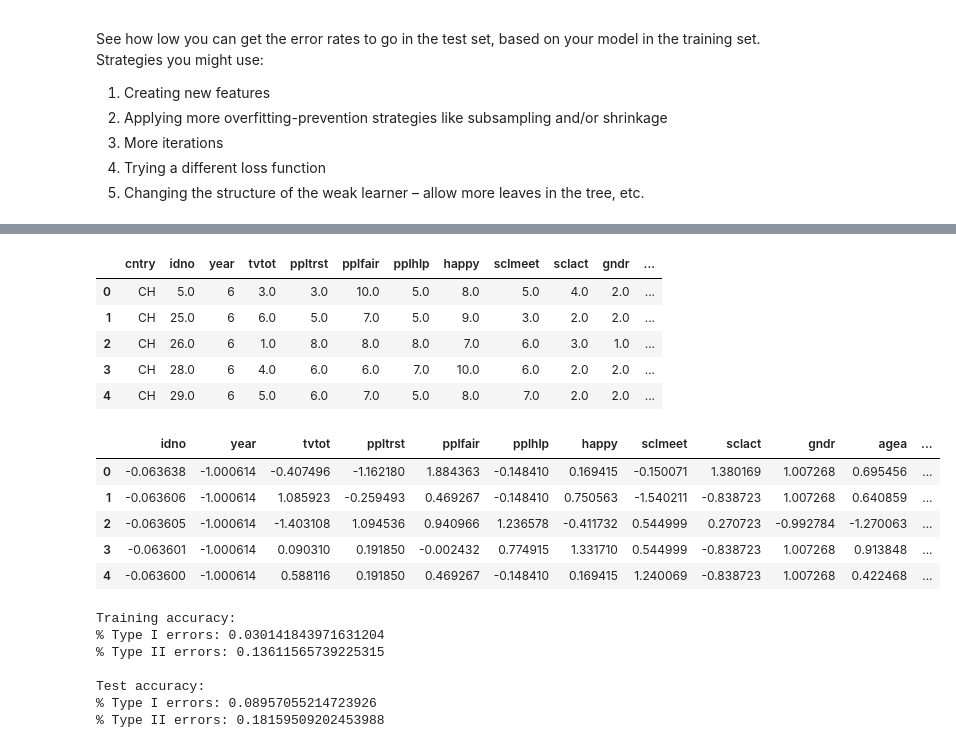
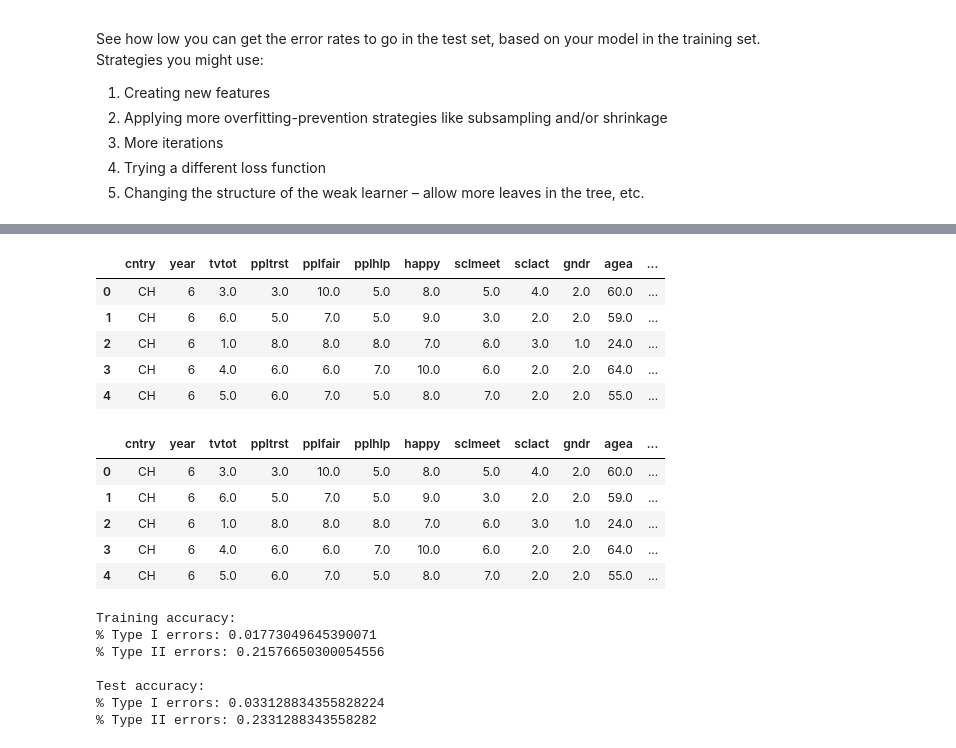
Before and after one commit to esthersweon/thinkful, a Jupyter notebook: main/unit_3/lesson_5_project_3.ipynb, the cells around one changed output, grey strips where cells are left out. Cells and saved outputs as stored; diff of their text form; code cells hidden in the pictures.

```diff
--- a/main/unit_3/lesson_5_project_3.ipynb
+++ b/main/unit_3/lesson_5_project_3.ipynb
@@ -123,0 +115,3 @@ df.head()
+# %%
+new_df = df.copy()
+new_df.head()
@@ -160,18 +205,18 @@ partner – outliers: [1.0, 2.0] , mean: 1.3846814778446053 , median: 1.0
 # %%
 # Define outcome ('partner' – boolean) and predictors
-y = df['partner'] - 1
-X = df.loc[:, ~df.columns.isin(['partner', 'cntry', 'idno'])]
+y = new_df['partner'] - 1
+X = new_df.loc[:, ~new_df.columns.isin(['partner', 'cntry', 'idno'])]
 
 # Make 'country' into dummies.
-X = pd.concat([X, pd.get_dummies(df['cntry'])], axis=1)
+X = pd.concat([X, pd.get_dummies(new_df['cntry'])], axis=1)
 
 # STRATEGY #1: ADD MORE FEATURES
 # df['agea > med'] = [1 if x else 0 for x in df['agea'] > df['agea'].median()]
 # df['happy > med'] = [1 if x else 0 for x in df['happy'] > df['happy'].median()]
 # df['ppltrst > med'] = [1 if x else 0 for x in df['ppltrst'] > df['ppltrst'].median()]
-df['scndnvn'] = [1 if x in ['DK', 'NO', 'SE', 'FI'] else 0 for x in df['cntry']]
-df['ppl'] = (df['ppltrst'] + df['pplfair'] + df['pplhlp']) / 3
-df['scl'] = (df['sclmeet'] + df['sclact']) / 2
+new_df['scndnvn'] = [1 if x in ['DK', 'NO', 'SE', 'FI'] else 0 for x in new_df['cntry']]
+new_df['ppl'] = (new_df['ppltrst'] + new_df['pplfair'] + new_df['pplhlp']) / 3
+new_df['scl'] = (new_df['sclmeet'] + new_df['sclact']) / 2
 
 # Create training and test sets.
 offset = int(X.shape[0] * 0.9)
@@ -182,39 +227,56 @@ X_train, y_train = X[:offset], y[:offset]
 # 10% is test
 X_test, y_test = X[offset:], y[offset:]
 
-df.head()
+new_df.head()
 # %% [output]
-|  | cntry | idno | year | tvtot | ppltrst | pplfair | pplhlp | happy | sclmeet | sclact | gndr | ... |
-| 0 | CH | 5.0 | 6 | 3.0 | 3.0 | 10.0 | 5.0 | 8.0 | 5.0 | 4.0 | 2.0 | ... |
-| 1 | CH | 25.0 | 6 | 6.0 | 5.0 | 7.0 | 5.0 | 9.0 | 3.0 | 2.0 | 2.0 | ... |
-| 2 | CH | 26.0 | 6 | 1.0 | 8.0 | 8.0 | 8.0 | 7.0 | 6.0 | 3.0 | 1.0 | ... |
-| 3 | CH | 28.0 | 6 | 4.0 | 6.0 | 6.0 | 7.0 | 10.0 | 6.0 | 2.0 | 2.0 | ... |
-| 4 | CH | 29.0 | 6 | 5.0 | 6.0 | 7.0 | 5.0 | 8.0 | 7.0 | 2.0 | 2.0 | ... |
+|  | cntry | year | tvtot | ppltrst | pplfair | pplhlp | happy | sclmeet | sclact | gndr | agea | ... |
+| 0 | CH | 6 | 3.0 | 3.0 | 10.0 | 5.0 | 8.0 | 5.0 | 4.0 | 2.0 | 60.0 | ... |
+| 1 | CH | 6 | 6.0 | 5.0 | 7.0 | 5.0 | 9.0 | 3.0 | 2.0 | 2.0 | 59.0 | ... |
+| 2 | CH | 6 | 1.0 | 8.0 | 8.0 | 8.0 | 7.0 | 6.0 | 3.0 | 1.0 | 24.0 | ... |
+| 3 | CH | 6 | 4.0 | 6.0 | 6.0 | 7.0 | 10.0 | 6.0 | 2.0 | 2.0 | 64.0 | ... |
+| 4 | CH | 6 | 5.0 | 6.0 | 7.0 | 5.0 | 8.0 | 7.0 | 2.0 | 2.0 | 55.0 | ... |
 # %%
 from sklearn import preprocessing
 
-all_countries = df['cntry']
-names = list(df.columns)
+all_countries = new_df['cntry']
+names = list(new_df.columns)
 names.remove('cntry')
-df = pd.DataFrame(preprocessing.scale(df[names]), columns=names)
-df['cntry'] = all_countries
+df = pd.DataFrame(preprocessing.normalize(new_df[names]), columns=names)
+new_df['cntry'] = all_countries
 
-df.head()
+new_df.head()
 # %% [output]
-|  | idno | year | tvtot | ppltrst | pplfair | pplhlp | happy | sclmeet | sclact | gndr | agea | ... |
-| 0 | -0.063638 | -1.000614 | -0.407496 | -1.162180 | 1.884363 | -0.148410 | 0.169415 | -0.150071 | 1.380169 | 1.007268 | 0.695456 | ... |
-| 1 | -0.063606 | -1.000614 | 1.085923 | -0.259493 | 0.469267 | -0.148410 | 0.750563 | -1.540211 | -0.838723 | 1.007268 | 0.640859 | ... |
-| 2 | -0.063605 | -1.000614 | -1.403108 | 1.094536 | 0.940966 | 1.236578 | -0.411732 | 0.544999 | 0.270723 | -0.992784 | -1.270063 | ... |
-| 3 | -0.063601 | -1.000614 | 0.090310 | 0.191850 | -0.002432 | 0.774915 | 1.331710 | 0.544999 | -0.838723 | 1.007268 | 0.913848 | ... |
-| 4 | -0.063600 | -1.000614 | 0.588116 | 0.191850 | 0.469267 | -0.148410 | 0.169415 | 1.240069 | -0.838723 | 1.007268 | 0.422468 | ... |
+|  | cntry | year | tvtot | ppltrst | pplfair | pplhlp | happy | sclmeet | sclact | gndr | agea | ... |
+| 0 | CH | 6 | 3.0 | 3.0 | 10.0 | 5.0 | 8.0 | 5.0 | 4.0 | 2.0 | 60.0 | ... |
+| 1 | CH | 6 | 6.0 | 5.0 | 7.0 | 5.0 | 9.0 | 3.0 | 2.0 | 2.0 | 59.0 | ... |
+| 2 | CH | 6 | 1.0 | 8.0 | 8.0 | 8.0 | 7.0 | 6.0 | 3.0 | 1.0 | 24.0 | ... |
+| 3 | CH | 6 | 4.0 | 6.0 | 6.0 | 7.0 | 10.0 | 6.0 | 2.0 | 2.0 | 64.0 | ... |
+| 4 | CH | 6 | 5.0 | 6.0 | 7.0 | 5.0 | 8.0 | 7.0 | 2.0 | 2.0 | 55.0 | ... |
 # %%
+from sklearn.model_selection import GridSearchCV
+
 # STRATEGY #2: SUBSAMPLE TO AVOID OVERFITTING
 # STRATEGY #3: USE MORE ITERATIONS
 # STRATEGY #4: DIFFERENT LOSS FCN (vs. 'deviance')
 # STRATEGY #5: CHANGE WEAK LEARNERS (ADD MORE LEAVES)
 # 500 -> 1000 iterations, use 2-level-deep trees
-params = {'n_estimators': 1000, 'max_depth': 3, 'loss': 'exponential', 'subsample': 0.9, 'learning_rate': 0.01}
-clf = ensemble.GradientBoostingClassifier(**params)
+
+# TODO:
+# need to give actual list of all possible parameter choices
+# [1,5,10,50,100,200,500]
+# range(1,500,10)
+params = {'n_estimators': [1, 500], 'max_depth': [1, 4], 'loss': ['deviance','exponential'], 'subsample': [0.1, 1], 'learning_rate': [0.001, 0.5]}
+# GRID SEARCH (similar to cross-validation) – sklearn – will help get appropriate parameters
+# multiple for loops – make range for each parameter
+
+# find good # of estimators – more is not always better
+# huge datasets will not work great with small learning rates – will take too long
+# should be safer to have higher subsample rate – but sometimes some datasets will do fine with small subsample (0.01 is too low; > 0.6)
+
+# TODO: Is this correct way to get correct parameters for GridSearchCV
+# Get link from Vaibhav
+boostclf = ensemble.GradientBoostingClassifier()
+clf = GridSearchCV(boostclf, params)
 clf.fit(X_train, y_train)
 
 # Get predictions from both training and test sets
@@ -241,12 +303,12 @@ print((
 ).format(train_tI_errors, train_tII_errors, test_tI_errors, test_tII_errors))
 # %% [output]
 Training accuracy:
-% Type I errors: 0.030141843971631204
-% Type II errors: 0.13611565739225315
+% Type I errors: 0.01773049645390071
+% Type II errors: 0.21576650300054556
 
 Test accuracy:
-% Type I errors: 0.08957055214723926
-% Type II errors: 0.18159509202453988
+% Type I errors: 0.033128834355828224
+% Type II errors: 0.2331288343558282
 # %%
 feature_importance = clf.feature_importances_
 
```
Also changed, not shown: parts of 7 cells of this notebook, 11 other files.
